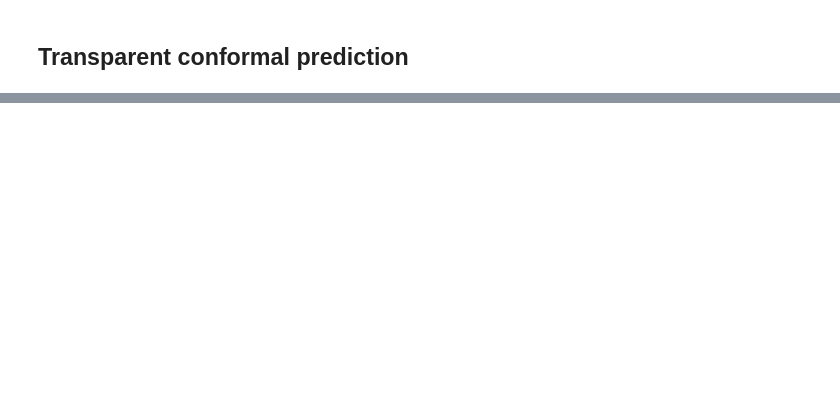
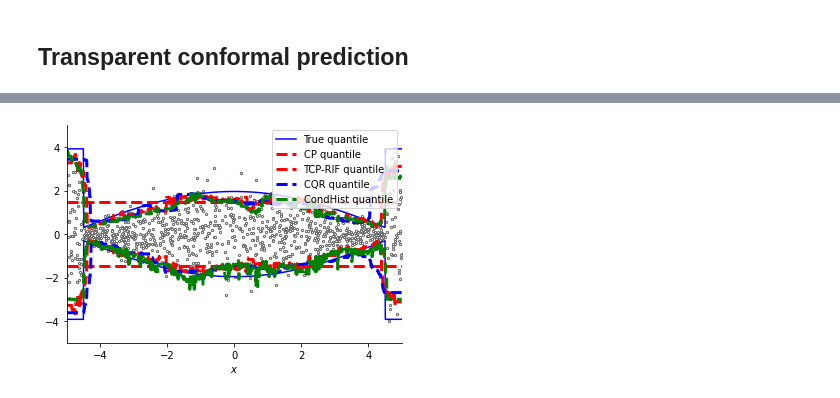
Before and after one commit to AlaaLab/deep-learning-uncertainty, a Jupyter notebook: TCP/unit-test.ipynb, the cells around one changed output, grey strips where cells are left out. Cells and saved outputs as stored; diff of their text form; code cells hidden in the pictures; blank space fills up the shorter version.

```diff
--- a/TCP/unit-test.ipynb
+++ b/TCP/unit-test.ipynb
@@ -141,0 +195,29 @@ plotting(plot_dict,
+# %%
+ch_quant_lo = ch_intervals[:,0]
+ch_quant_hi = ch_intervals[:,1]
+# %%
+ch_quant_upper_plot  = prepare_plot(X=X_fixed, Y=ch_quant_hi, type="plot",
+                                     args=dict({"color":"green",
+                                                "linewidth":3,
+                                                "linestyle":"--",
+                                                "label":"CondHist quantile"}))
+
+ch_quant_lower_plot  = prepare_plot(X=X_fixed, Y=ch_quant_lo, type="plot",
+                                     args=dict({"color":"green",
+                                                "linewidth":3,
+                                                "linestyle":"--"}))
+# %%
+plot_dict.update({"ch_quant_upper": ch_quant_upper_plot,
+                  "ch_quant_lower": ch_quant_lower_plot})
+# %%
+plotting(plot_dict,
+         legend=True,
+         xlabel="$x$",
+         ylabel=None,
+         legend_loc="upper right",
+         xlim=(-5, 5),
+         ylim=(-5, 5),
+         save=False,
+         filename=None)
+# %% [output]
+[figure, added]
```
Also changed, not shown: parts of 13 cells of this notebook, 2 other files.
